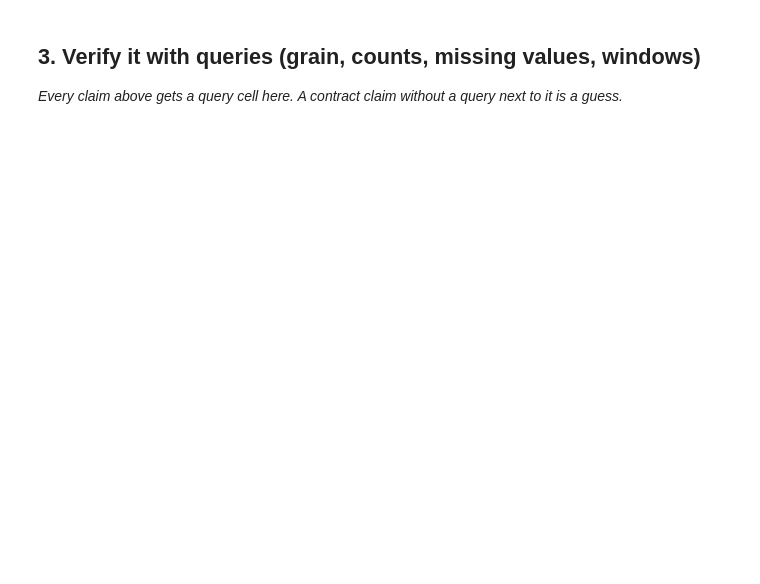
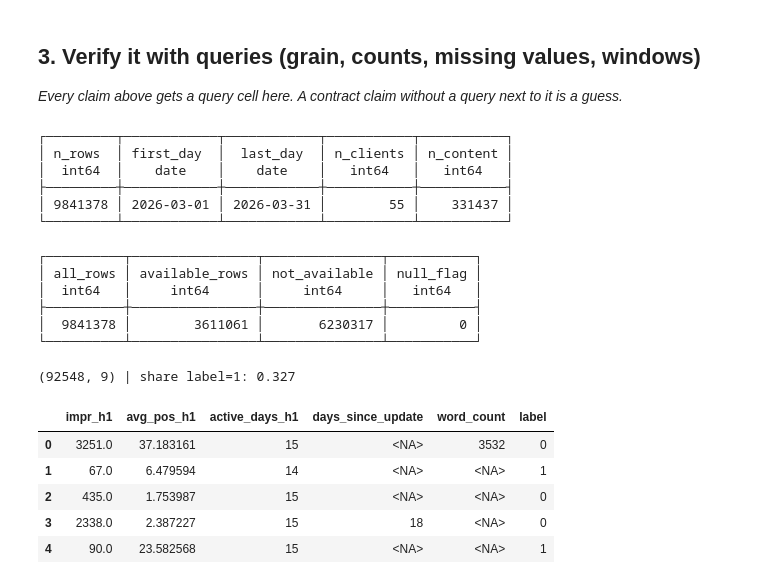
Before and after one commit to mansi-1002/flyrank-ml-internship, a Jupyter notebook: work/notebooks/w03_data_contract.ipynb, the cells around one changed output. Saved outputs shown, nothing was run; the diff lists cells and outputs as text; code cells hidden in the pictures; blank space fills up the shorter version.

```diff
--- a/work/notebooks/w03_data_contract.ipynb
+++ b/work/notebooks/w03_data_contract.ipynb
@@ -19,0 +9,8 @@ This skeleton is yours to fill. Work the sections **in order** — each one has
+# %%
+!pip install -q duckdb scikit-learn
+import duckdb, pandas as pd, numpy as np
+from google.colab import userdata
+
+con = duckdb.connect()
+con.execute(f"CREATE SECRET hf_secret (TYPE HUGGINGFACE, TOKEN '{userdata.get('HF_TOKEN')}')")
+print("Connected")
@@ -19,0 +60,3 @@ This skeleton is yours to fill. Work the sections **in order** — each one has
+# %%
+TABLE = "hf://datasets/FlyRank/internship-warehouse/fact_content_daily_performance/month=2026-03/data_0.parquet"
+con.sql(f"DESCRIBE SELECT * FROM '{TABLE}'").show(max_rows=100)
@@ -24,3 +163,66 @@ This skeleton is yours to fill. Work the sections **in order** — each one has
 ## 3. Verify it with queries (grain, counts, missing values, windows)
 
 *Every claim above gets a query cell here. A contract claim without a query next to it is a guess.*
+# %%
+con.sql("""
+SELECT COUNT(*) AS n_rows, MIN(report_date) AS first_day, MAX(report_date) AS last_day,
+       COUNT(DISTINCT client_hash_id) AS n_clients, COUNT(DISTINCT content_hash_id) AS n_content
+FROM mar
+""").show()
+# %% [output]
+┌─────────┬────────────┬────────────┬───────────┬───────────┐
+│ n_rows  │ first_day  │  last_day  │ n_clients │ n_content │
+│  int64  │    date    │    date    │   int64   │   int64   │
+├─────────┼────────────┼────────────┼───────────┼───────────┤
+│ 9841378 │ 2026-03-01 │ 2026-03-31 │        55 │    331437 │
+└─────────┴────────────┴────────────┴───────────┴───────────┘
+# %%
+con.sql("""
+SELECT COUNT(*) AS all_rows,
+       COUNT(*) FILTER (WHERE gsc_data_available IS TRUE)  AS available_rows,
+       COUNT(*) FILTER (WHERE gsc_data_available IS FALSE) AS not_available,
+       COUNT(*) FILTER (WHERE gsc_data_available IS NULL)  AS null_flag
+FROM mar
+""").show()
+# %% [output]
+┌──────────┬────────────────┬───────────────┬───────────┐
+│ all_rows │ available_rows │ not_available │ null_flag │
+│  int64   │     int64      │     int64     │   int64   │
+├──────────┼────────────────┼───────────────┼───────────┤
+│  9841378 │        3611061 │       6230317 │         0 │
+└──────────┴────────────────┴───────────────┴───────────┘
+# %%
+con.execute("""
+CREATE OR REPLACE TABLE frame AS
+SELECT m.client_hash_id, m.content_hash_id,
+  SUM(CASE WHEN report_date <= DATE '2026-03-15' THEN gsc_impressions END)  AS impr_h1,
+  AVG(CASE WHEN report_date <= DATE '2026-03-15' THEN gsc_avg_position END) AS avg_pos_h1,
+  COUNT(CASE WHEN report_date <= DATE '2026-03-15' AND gsc_impressions > 0 THEN 1 END) AS active_days_h1,
+  COALESCE(SUM(CASE WHEN report_date >  DATE '2026-03-15' THEN gsc_impressions END), 0) AS impr_h2
+FROM mar m
+WHERE gsc_data_available IS TRUE
+GROUP BY 1, 2
+""")
+
+df = con.sql("""
+SELECT f.*,
+  CASE WHEN d.content_updated_date <= DATE '2026-03-15'
+       THEN DATE '2026-03-15' - d.content_updated_date END AS days_since_update,
+  d.word_count
+FROM frame f LEFT JOIN dc d USING (client_hash_id, content_hash_id)
+WHERE f.impr_h1 >= 50
+""").df()
+
+df["label"] = ((df["impr_h2"] / 16) < 0.8 * (df["impr_h1"] / 15)).astype(int)
+df = df.sample(min(len(df), 100_000), random_state=42).reset_index(drop=True)
+FEATURES = ["impr_h1", "avg_pos_h1", "active_days_h1", "days_since_update", "word_count"]
+print(df.shape, "| share label=1:", round(df["label"].mean(), 3))
+df[FEATURES + ["label"]].head()
+# %% [output]
+(92548, 9) | share label=1: 0.327
+|  | impr_h1 | avg_pos_h1 | active_days_h1 | days_since_update | word_count | label |
+| 0 | 3251.0 | 37.183161 | 15 | <NA> | 3532 | 0 |
+| 1 | 67.0 | 6.479594 | 14 | <NA> | <NA> | 1 |
+| 2 | 435.0 | 1.753987 | 15 | <NA> | <NA> | 0 |
+| 3 | 2338.0 | 2.387227 | 15 | 18 | <NA> | 0 |
+| 4 | 90.0 | 23.582568 | 15 | <NA> | <NA> | 1 |
```
Also changed, not shown: parts of 17 cells of this notebook.
